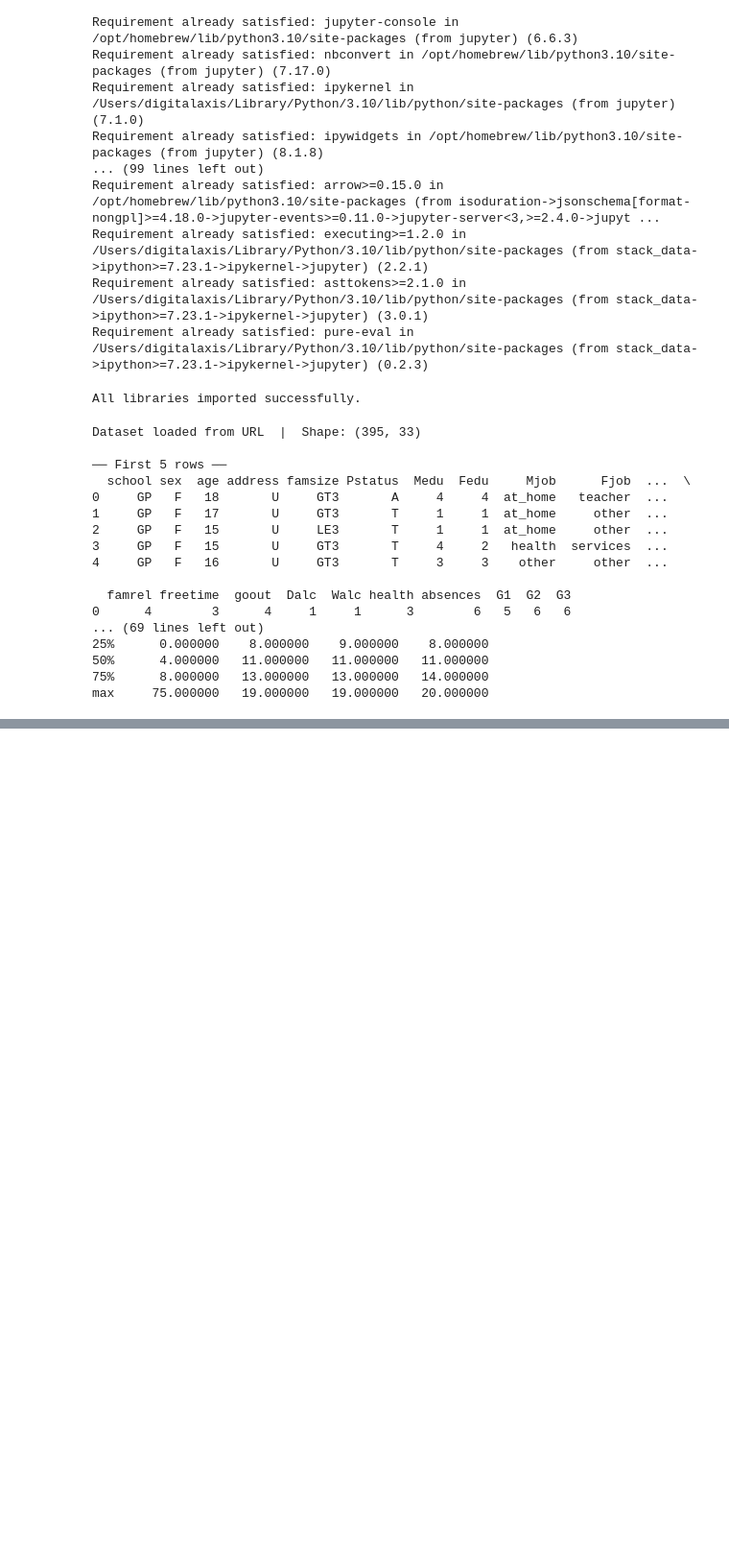
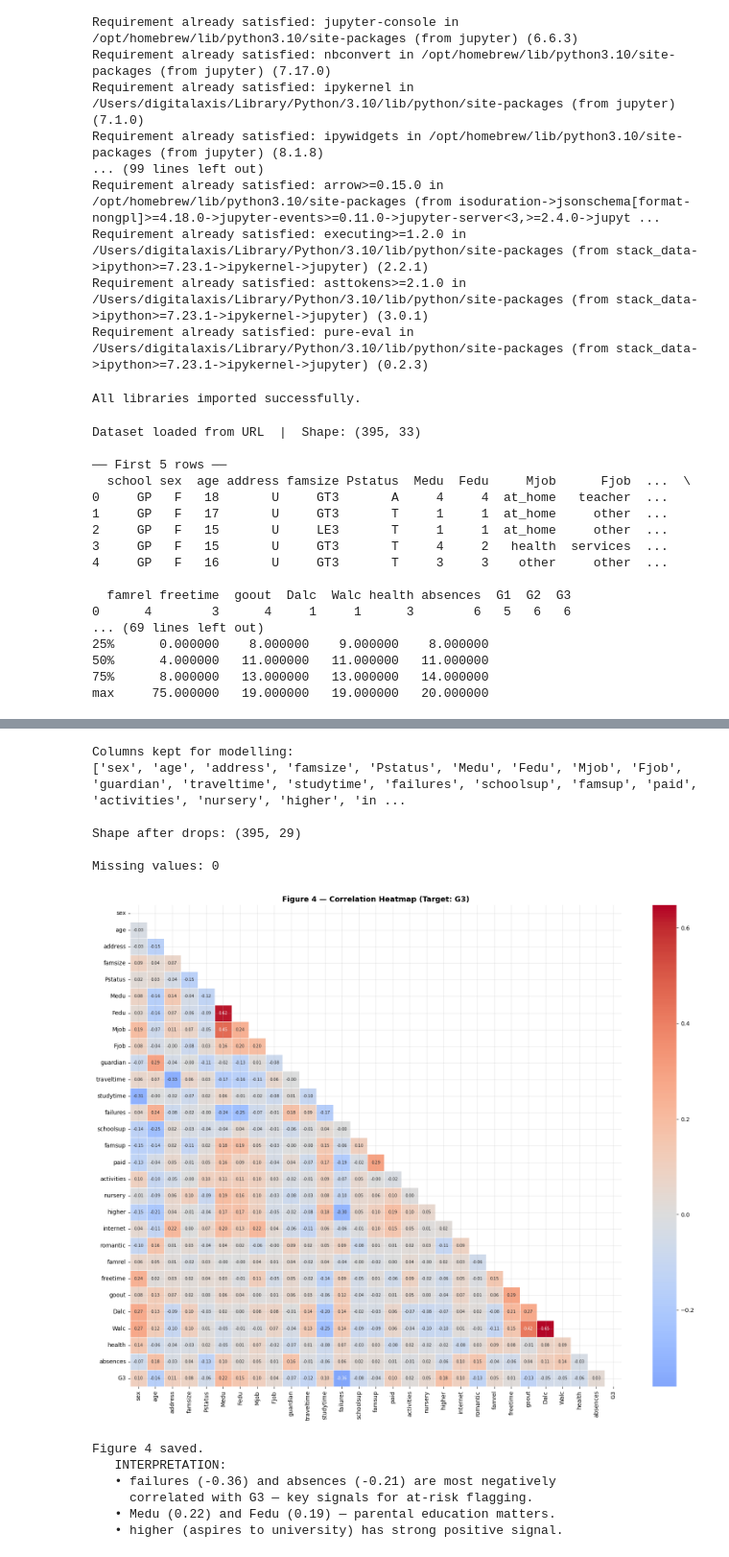
Before and after one commit to Phinatech/linear_regression_model, a Jupyter notebook: summatives/linear_regression/multivariate.ipynb, the cells around one changed output, grey strips where cells are left out. Shown at 96% size. Drawn from its saved outputs; the diff is of its cells as text; code cells hidden in the pictures; blank space fills up the shorter version.

```diff
--- a/summatives/linear_regression/multivariate.ipynb
+++ b/summatives/linear_regression/multivariate.ipynb
@@ -98,0 +210,70 @@ max     75.000000   19.000000   19.000000   20.000000
+# %%
+# %% ── 3. FEATURE ENGINEERING ────────────────────────────────
+#
+# DECISIONS (with justification for each):
+#
+# DROP  → G1, G2  : Mid-term grades — data leakage.  In a real
+#          intervention system you flag students at the START of
+#          the year, not after two exams.
+#
+# DROP  → "school" : Only 2 schools; the variable is nearly
+#          constant and adds minimal variance.
+#
+# DROP  → "reason" : Why student chose this school is weakly
+#          related to final performance and has 4 categories
+#          with uneven class sizes — adds noise.
+#
+# KEEP  → All demographic, parental, behavioural features.
+#          These are exactly the inputs an early-intervention
+#          system has access to at enrolment.
+#
+# ENCODE: All object-type columns → Label Encoding (binary or
+#          ordinal) / One-Hot for nominal multi-class.
+
+df_model = df.drop(columns=["G1", "G2", "school", "reason"])
+
+print("Columns kept for modelling:")
+print(df_model.columns.tolist())
+print(f"\nShape after drops: {df_model.shape}")
+
+# Check missing values
+print(f"\nMissing values: {df_model.isnull().sum().sum()}")   # UCI dataset is clean
+
+# ── 3a. Correlation heatmap (after dropping leakage cols) ──
+# Temporarily encode for correlation map
+df_enc_temp = df_model.copy()
+for col in df_enc_temp.select_dtypes(include="object").columns:
+    df_enc_temp[col] = LabelEncoder().fit_transform(df_enc_temp[col])
+
+fig, ax = plt.subplots(figsize=(16, 13))
+corr = df_enc_temp.corr()
+mask = np.triu(np.ones_like(corr, dtype=bool))
+sns.heatmap(corr, mask=mask, annot=True, fmt=".2f", cmap="coolwarm",
+            center=0, linewidths=0.5, ax=ax, annot_kws={"size": 7})
+ax.set_title("Figure 4 — Correlation Heatmap (Target: G3)", fontsize=13, fontweight="bold")
+plt.tight_layout()
+plt.savefig("fig4_correlation_heatmap.png", dpi=150, bbox_inches="tight")
+plt.show()
+print("Figure 4 saved.")
+print("   INTERPRETATION:")
+print("   • failures (-0.36) and absences (-0.21) are most negatively")
+print("     correlated with G3 — key signals for at-risk flagging.")
+print("   • Medu (0.22) and Fedu (0.19) — parental education matters.")
+print("   • higher (aspires to university) has strong positive signal.\n")
+
+# ── 3b. Feature importance preview via Random Forest (before scaling) ──
+# (Full RF model built in Section 5; this is just for feature understanding)
+# %% [output]
+Columns kept for modelling:
+['sex', 'age', 'address', 'famsize', 'Pstatus', 'Medu', 'Fedu', 'Mjob', 'Fjob', 'guardian', 'traveltime', 'studytime', 'failures', 'schoolsup', 'famsup', 'paid', 'activities', 'nursery', 'higher', 'in ...
+
+Shape after drops: (395, 29)
+
+Missing values: 0
+[figure, added]
+Figure 4 saved.
+   INTERPRETATION:
+   • failures (-0.36) and absences (-0.21) are most negatively
+     correlated with G3 — key signals for at-risk flagging.
+   • Medu (0.22) and Fedu (0.19) — parental education matters.
+   • higher (aspires to university) has strong positive signal.
```
Also changed, not shown: parts of 4 cells of this notebook, 5 other files.
